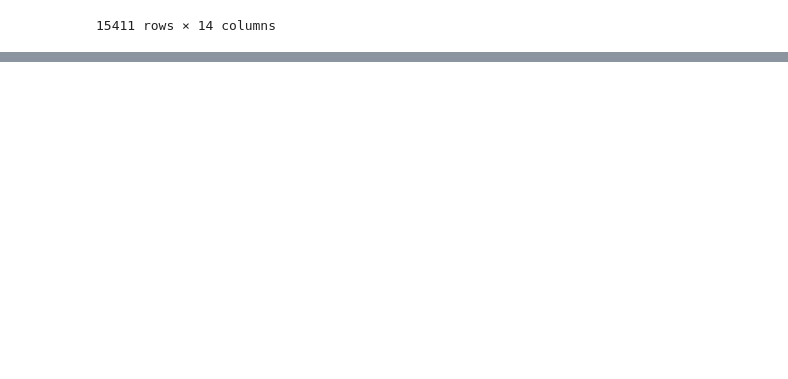
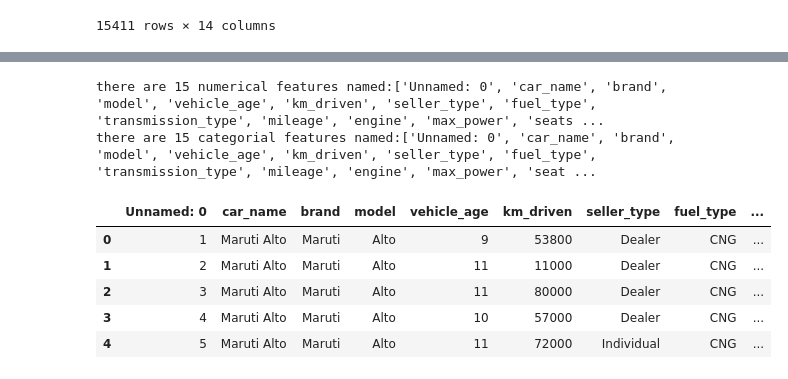
Before and after one commit to Kanishk-kh821/carpriceprediction, a Jupyter notebook: main.ipynb, the cells around one changed output, grey strips where cells are left out. Saved outputs shown, nothing was run; the diff lists cells and outputs as text; code cells hidden in the pictures; blank space fills up the shorter version.

```diff
--- a/main.ipynb
+++ b/main.ipynb
@@ -46,0 +154,18 @@ df
+# %%
+
+numerical_features= [feature for feature in df.columns if df[feature].dtype !='0'   ]
+categorial_features= [feature for feature in df.columns if df[feature].dtype !='0'   ]
+print(f"there are {len(numerical_features)} numerical features named:{numerical_features}")
+print(f"there are {len(categorial_features)} categorial features named:{categorial_features}")
+# %% [output]
+there are 15 numerical features named:['Unnamed: 0', 'car_name', 'brand', 'model', 'vehicle_age', 'km_driven', 'seller_type', 'fuel_type', 'transmission_type', 'mileage', 'engine', 'max_power', 'seats ...
+there are 15 categorial features named:['Unnamed: 0', 'car_name', 'brand', 'model', 'vehicle_age', 'km_driven', 'seller_type', 'fuel_type', 'transmission_type', 'mileage', 'engine', 'max_power', 'seat ...
+# %%
+df.head()
+# %% [output]
+|  | Unnamed: 0 | car_name | brand | model | vehicle_age | km_driven | seller_type | fuel_type | ... |
+| 0 | 1 | Maruti Alto | Maruti | Alto | 9 | 53800 | Dealer | CNG | ... |
+| 1 | 2 | Maruti Alto | Maruti | Alto | 11 | 11000 | Dealer | CNG | ... |
+| 2 | 3 | Maruti Alto | Maruti | Alto | 11 | 80000 | Dealer | CNG | ... |
+| 3 | 4 | Maruti Alto | Maruti | Alto | 10 | 57000 | Dealer | CNG | ... |
+| 4 | 5 | Maruti Alto | Maruti | Alto | 11 | 72000 | Individual | CNG | ... |
```
Also changed, not shown: parts of 8 cells of this notebook.
